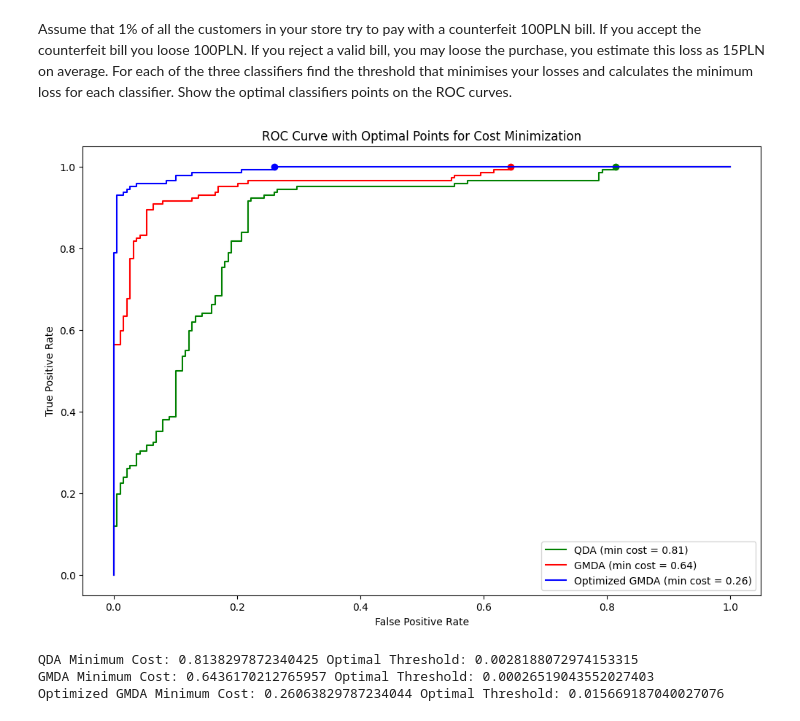
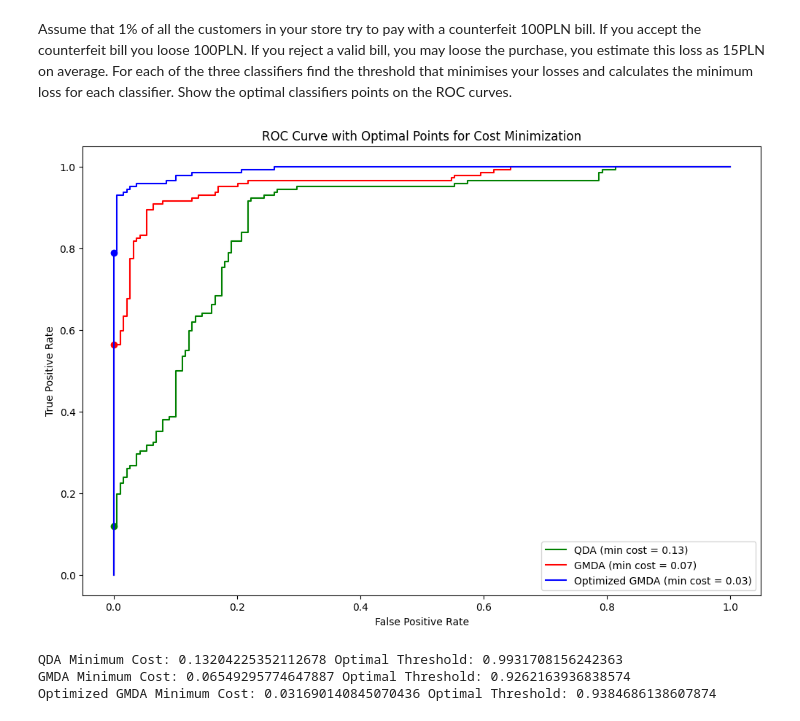
Before and after one commit to KMaclearn/Machinelearning24, a Jupyter notebook: Assignments/Banknotes/banknotes_gmda.ipynb, the cells around one changed output. Drawn from its saved outputs; the diff is of its cells as text; code cells hidden in the pictures.

```diff
--- a/Assignments/Banknotes/banknotes_gmda.ipynb
+++ b/Assignments/Banknotes/banknotes_gmda.ipynb
@@ -248,7 +248,7 @@ Confusion Matrix:
 Assume that 1% of all the customers in your store try to pay with a counterfeit 100PLN bill. If you accept the counterfeit bill you loose 100PLN. If you reject a valid bill,  you may loose the purchase, you estimate this loss as 15PLN on average. For each of the three classifiers find the threshold that minimises your losses and calculates the minimum loss for each classifier. Show the optimal classifiers points on the ROC curves.
 # %%
 def calculate_cost(fp_rate, fn_rate, P=0.01, Cost_fp=100, Cost_fn=15):
-    return P * fp_rate * Cost_fp + (1 - P) * fn_rate * Cost_fn
+    return P * fn_rate * Cost_fn + (1 - P) * fp_rate * Cost_fp
 
 qda_proba = qda.predict_proba(X_test)[:, 1]
 mgd_proba = mgd_predict_proba(X_test)
@@ -258,36 +258,34 @@ def find_optimal_threshold(proba, y_true):
     costs = [calculate_cost(fp, 1 - tp) for fp, tp in zip(fpr, tpr)]
     min_cost_index = np.argmin(costs)
     min_cost = costs[min_cost_index]
     optimal_threshold = thresholds[min_cost_index]
     return min_cost, optimal_threshold, fpr, tpr, thresholds, min_cost_index
 
 min_cost_qda, optimal_threshold_qda, fpr_qda, tpr_qda, thresholds_qda, min_cost_index_qda = find_optimal_threshold(qda_proba, y_test)
-
 min_cost_gmm, optimal_threshold_gmm, fpr_gmm, tpr_gmm, thresholds_gmm, min_cost_index_gmm = find_optimal_threshold(gmd_proba, y_test)
-
 min_cost_mgd, optimal_threshold_mgd, fpr_mgd, tpr_mgd, thresholds_mgd, min_cost_index_mgd = find_optimal_threshold(mgd_proba, y_test)
 
 plt.figure(figsize=(12, 8))
 plt.plot(fpr_qda, tpr_qda, label=f'QDA (min cost = {min_cost_qda:.2f})', color='green')
 plt.scatter(fpr_qda[min_cost_index_qda], tpr_qda[min_cost_index_qda], color='green')
 
 plt.plot(fpr_gmm, tpr_gmm, label=f'GMDA (min cost = {min_cost_gmm:.2f})', color='red')
 plt.scatter(fpr_gmm[min_cost_index_gmm], tpr_gmm[min_cost_index_gmm], color='red')
 
 plt.plot(fpr_mgd, tpr_mgd, label=f'Optimized GMDA (min cost = {min_cost_mgd:.2f})', color='blue')
 plt.scatter(fpr_mgd[min_cost_index_mgd], tpr_mgd[min_cost_index_mgd], color='blue')
 
 plt.xlabel('False Positive Rate')
 plt.ylabel('True Positive Rate')
 plt.title('ROC Curve with Optimal Points for Cost Minimization')
 plt.legend(loc="lower right")
 plt.show()
 
 print("QDA Minimum Cost:", min_cost_qda, "Optimal Threshold:", optimal_threshold_qda)
 print("GMDA Minimum Cost:", min_cost_gmm, "Optimal Threshold:", optimal_threshold_gmm)
 print("Optimized GMDA Minimum Cost:", min_cost_mgd, "Optimal Threshold:", optimal_threshold_mgd)
 # %% [output]
-[figure, old version]
+[figure, new version]
-QDA Minimum Cost: 0.8138297872340425 Optimal Threshold: 0.0028188072974153315
-GMDA Minimum Cost: 0.6436170212765957 Optimal Threshold: 0.00026519043552027403
-Optimized GMDA Minimum Cost: 0.26063829787234044 Optimal Threshold: 0.015669187040027076
+QDA Minimum Cost: 0.13204225352112678 Optimal Threshold: 0.9931708156242363
+GMDA Minimum Cost: 0.06549295774647887 Optimal Threshold: 0.9262163936838574
+Optimized GMDA Minimum Cost: 0.031690140845070436 Optimal Threshold: 0.9384686138607874
```
